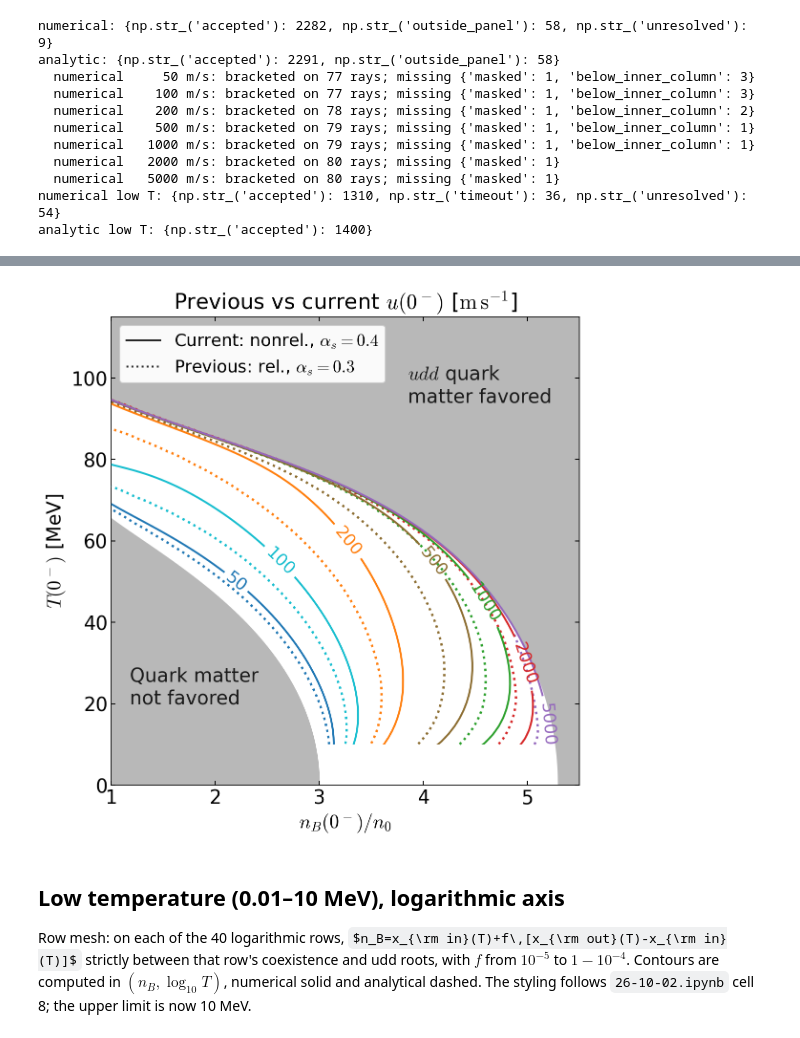
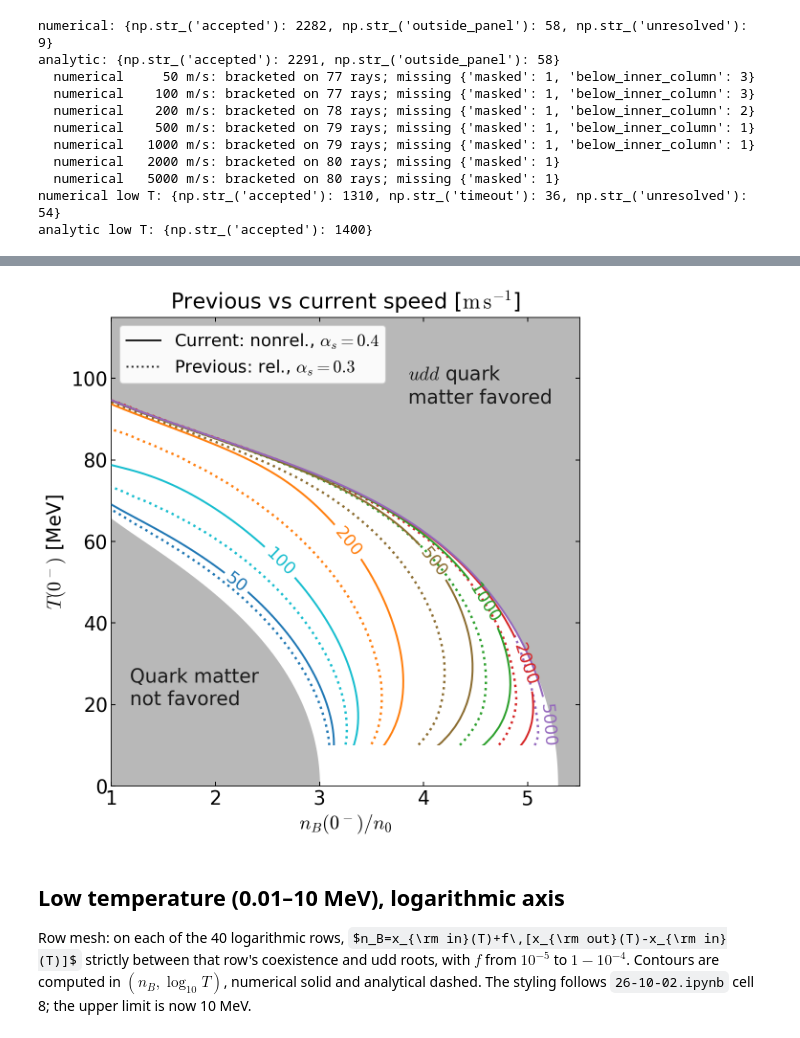
Before and after one commit to JiazhenShao/RMFsolver, a Jupyter notebook: 26-10-27-isothermal.ipynb, the cells around one changed output, grey strips where cells are left out. Drawn from its saved outputs; the diff is of its cells as text; code cells hidden in the pictures; some formulas as TeX source.

```diff
--- a/26-10-27-isothermal.ipynb
+++ b/26-10-27-isothermal.ipynb
@@ -260,7 +260,7 @@ Y_LIMITS_MEV = (0.0, 115.0)
 X_SCALE = 'linear'
 Y_SCALE = 'linear'
 BOX_ASPECT = 1.0
-TITLE = 'Isothermal numerical $u(0^-)$ [$\\mathrm{m\\,s^{-1}}$]'
+TITLE = 'Isothermal numerical speed [$\\mathrm{m\\,s^{-1}}$]'
 TITLE_FONT_SIZE = 20
 TITLE_PAD = 8
 X_LABEL = '$n_B(0^-)/n_0$'
@@ -275,39 +275,39 @@ TICK_WIDTH = 0.9
 SPINE_LINE_WIDTH = 0.8
 HIGH_T_CLIP_MEV = 10.0
 RADIAL_UPSAMPLE = 8   # display-only PCHIP refinement along rays in -ln(1-f)
-TITLE = 'Previous vs current $u(0^-)$ [$\\mathrm{m\\,s^{-1}}$]'
+TITLE = 'Previous vs current speed [$\\mathrm{m\\,s^{-1}}$]'
 PREVIOUS_LINE_STYLE = ':'
 PREVIOUS_LINE_WIDTH = 2.2
 PREVIOUS_ARCHIVE = "local_analysis_results/All_Plots_new/isothermal_contour_data/isothermal-numerical-contour.npz"
 LEGEND_LOCATION = 'upper left'
 LEGEND_FONT_SIZE = 16
 LEGEND_HANDLE_COLOR = '0.15'
 OUTPUT_STEM = "local_analysis_results/26-10-27/isothermal-highT-old-vs-new"
 
 style = dict(iso_plot.LINEAR_REFERENCE_STYLE)
 style.update({key.lower(): value for key, value in list(globals().items())
               if key.isupper() and key.lower() in style})
 previous = np.load(ROOT / PREVIOUS_ARCHIVE)
 previous_levels = previous["levels_m_s"].tolist()
 
 figure, axis, rc = iso_plot.new_axes(style)
 with mpl.rc_context(rc):
     iso_plot.draw_background(axis, boundary_curves, style)
     for level, color in zip(VELOCITY_CONTOUR_LEVELS_M_S, VELOCITY_CONTOUR_COLORS):
         curve = previous[f"curve_vertices_{previous_levels.index(level)}"]
         curve = curve[curve[:, 1] >= HIGH_T_CLIP_MEV]
         axis.plot(curve[:, 0], curve[:, 1], PREVIOUS_LINE_STYLE, color=color,
                   linewidth=PREVIOUS_LINE_WIDTH, zorder=CONTOUR_ZORDER)
     iso_plot.draw_contours(axis, numerical_highT, T_range=(HIGH_T_CLIP_MEV, np.inf), style=style,
                            radial_upsample=RADIAL_UPSAMPLE)
     iso_plot.method_legend(axis, [("Current: nonrel., $\\alpha_s=0.4$", "-"),
                                   ("Previous: rel., $\\alpha_s=0.3$", PREVIOUS_LINE_STYLE)],
                            font_size=LEGEND_FONT_SIZE, location=LEGEND_LOCATION, color=LEGEND_HANDLE_COLOR)
     iso_plot.finish_axes(axis, style, title=TITLE)
     iso_plot.export(figure, ROOT / OUTPUT_STEM, style)
     plt.show()
 # %% [output]
-[figure, old version]
+[figure, new version]
 # %% [markdown]
 ## Low temperature (0.01–10 MeV), logarithmic axis
 
```
Also changed, not shown: parts of 5 cells of this notebook, 29 other files.
